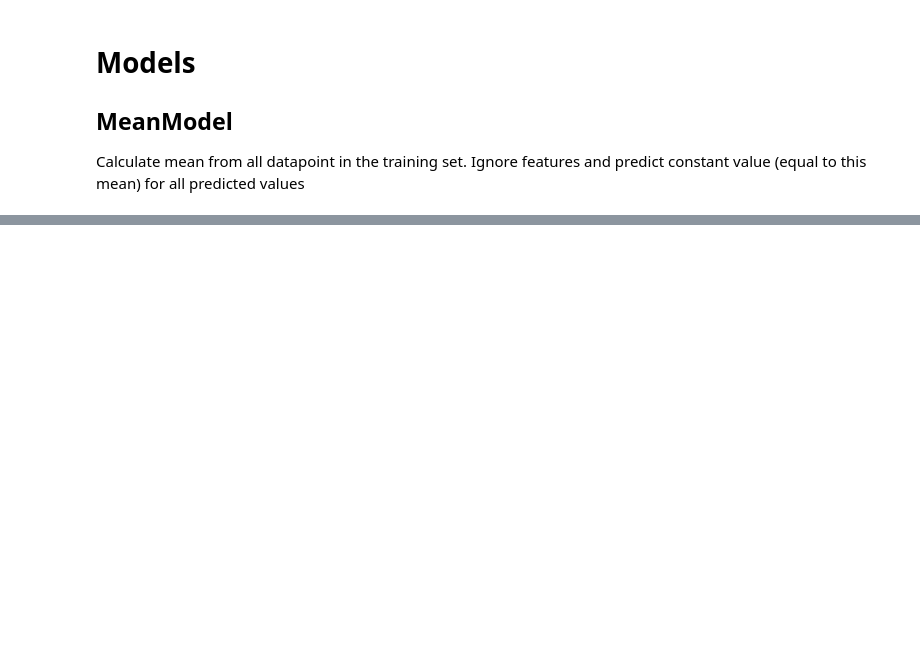
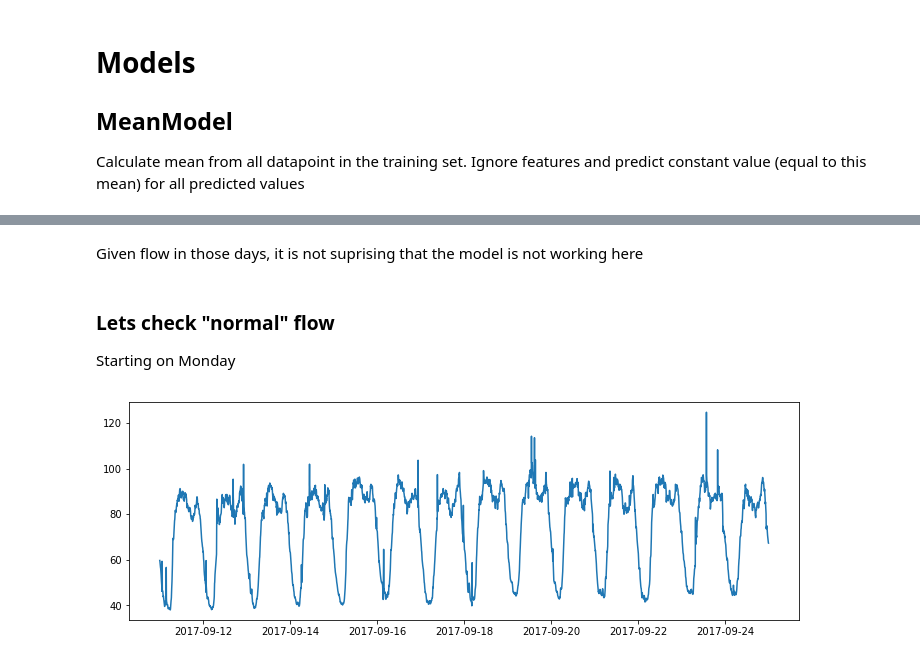
Before and after one commit to carldata/argo, a Jupyter notebook: notebooks/[prediction] project1.ipynb, the cells around one changed output, grey strips where cells are left out. Cells and saved outputs as stored; diff of their text form; code cells hidden in the pictures; blank space fills up the shorter version.

```diff
--- a/notebooks/[prediction] project1.ipynb
+++ b/notebooks/[prediction] project1.ipynb
@@ -169,0 +210,10 @@ We will evaluate which model is better
+# %% [markdown]
+Given flow in those days, it is not suprising that the model is not working here
+# %% [markdown]
+### Lets check "normal" flow
+
+Starting on Monday
+# %%
+plot_days('2017-09-11', '2017-09-25')
+# %% [output]
+[figure, added]
```
Also changed, not shown: parts of 25 cells of this notebook.
